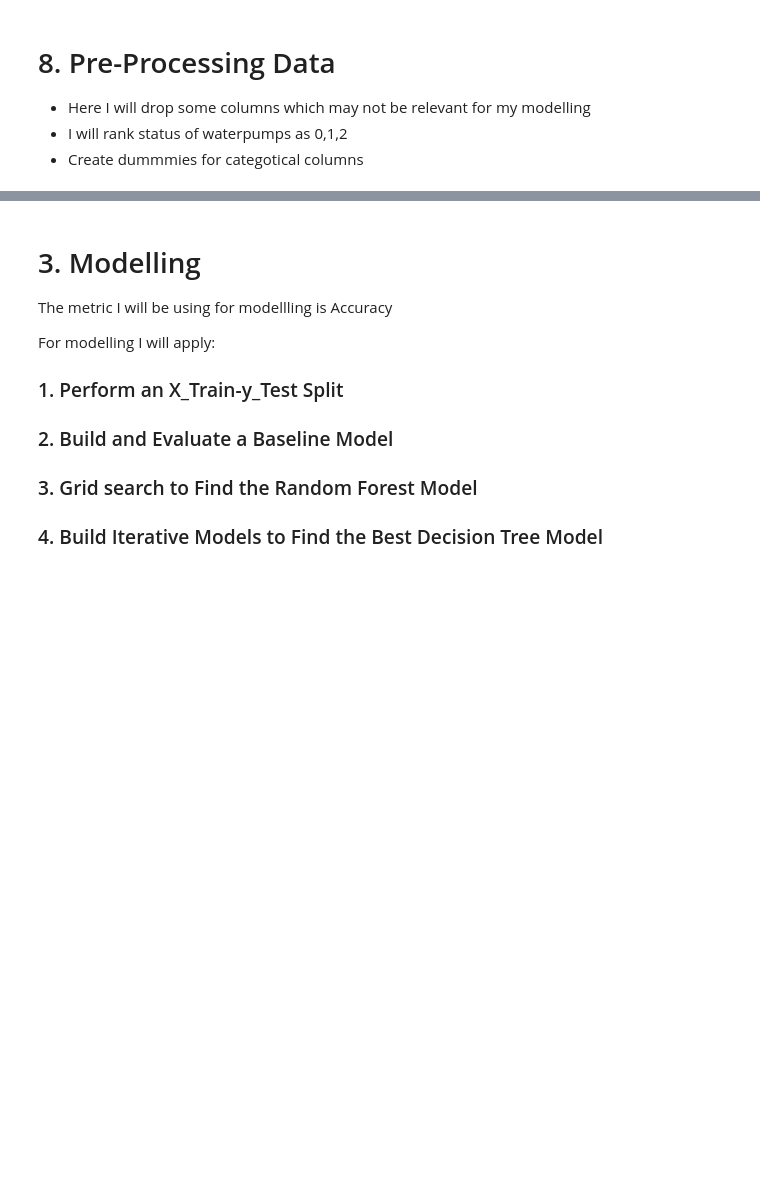
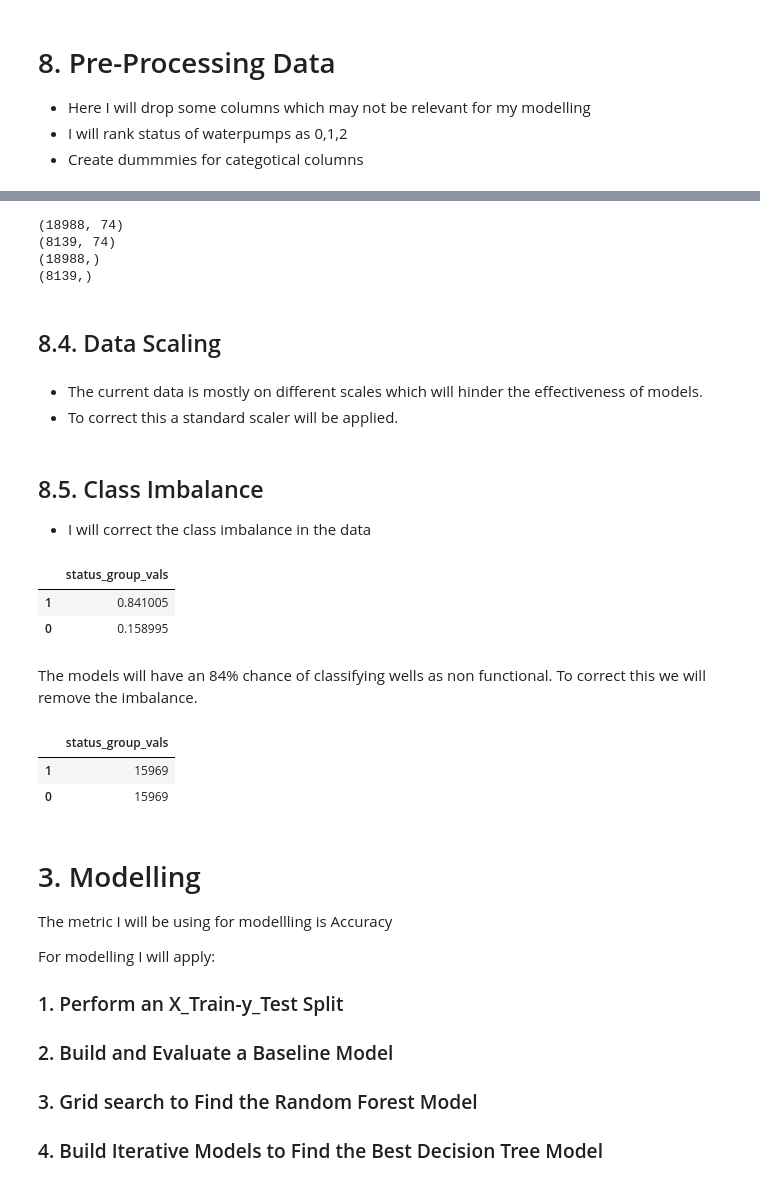
Before and after one commit to MercyNgila/Tanzanian-Water-Pump-Status, a Jupyter notebook: Pump It Up Notebook.ipynb, the cells around one changed output, grey strips where cells are left out. Drawn from its saved outputs; the diff is of its cells as text; code cells hidden in the pictures; blank space fills up the shorter version.

Commit message:
Revised and Updated Data Preprocessing

```diff
--- a/Pump It Up Notebook.ipynb
+++ b/Pump It Up Notebook.ipynb
@@ -960,4 +956,4 @@ NameError: ignored
 # %%
 # I will drop these columns
-train = train.drop(['wpt_name', 'region', 'longitude', 'latitude', 'lga'], axis=1)
+train = train.drop(['region', 'lga', 'basin', 'days_since_recorded', ], axis=1)
 # %% [markdown]
@@ -966,7 +962,7 @@ train = train.drop(['wpt_name', 'region', 'longitude', 'latitude', 'lga'], axis=
 # %%
 # Create a column assigning 0,1,2 for target variable
-val_status_group={'functional':2, 'functional needs repair':1,
-                   'non functional':0}
+val_status_group={'functional needs repair':0,
+                   'non functional':1}
 train['status_group_vals']=train.status_group.replace(val_status_group)
 # %%
 # Drop column
@@ -976,8 +972,8 @@ train = train.drop(['status_group'],axis=1)
 - Creating dummies for categorical columns
 # %%
 # Create dummies for caterogical columns
-categoricals = ['funder', 'installer', 'basin', 'public_meeting', 'scheme_management', 'permit',
-              'construction_year', 'extraction_type_class','management_group', 'payment_type', 'water_quality',
-              'quantity', 'source_type', 'source_class','waterpoint_type_group']
+categoricals = ['funder', 'installer', 'public_meeting', 'scheme_management', 'permit',
+              'construction_year', 'extraction_type_class','management_group', 'payment_type', 'quality_group',
+              'quantity', 'source_class','waterpoint_type_group']
 
 train = pd.get_dummies(train, columns = categoricals)
@@ -987,0 +983,23 @@ train.shape
+# %%
+# assigning X and y variables
+X = train.drop('status_group_vals', axis = 1)
+y = train.status_group_vals
+
+# Splitting data into train and test
+X_train, X_test, y_train, y_test = train_test_split(X, y, test_size = 0.3, random_state = 42)
+# %%
+# Explore shape of dataframe
+print(X_train.shape)
+print(X_test.shape)
+print(y_train.shape)
+print(y_test.shape)
+# %% [output]
+(18988, 74)
+(8139, 74)
+(18988,)
+(8139,)
+# %% [markdown]
+## 8.4. Data Scaling
+# %% [markdown]
+- The current data is mostly on different scales which will hinder the effectiveness of models.
+- To correct this a standard scaler will be applied.
@@ -987,0 +1019,13 @@ train.shape
+# %% [markdown]
+## 8.5. Class Imbalance
+
+- I will correct the class imbalance in the data
+# %%
+# Explore value counts y Variables
+y_train.value_counts(normalize = True).to_frame()
+# %% [output]
+|  | status_group_vals |
+| 1 | 0.841005 |
+| 0 | 0.158995 |
+# %% [markdown]
+The models will have an 84% chance of classifying wells as non functional. To correct this we will remove the imbalance.
@@ -988,3 +1038,10 @@ train.shape
+# %%
+# Print new value counts
+y_train_smote.value_counts().to_frame()
+# %% [output]
+|  | status_group_vals |
+| 1 | 15969 |
+| 0 | 15969 |
 # %% [markdown]
 # 3. Modelling
 
```
Also changed, not shown: parts of 11 cells of this notebook.
